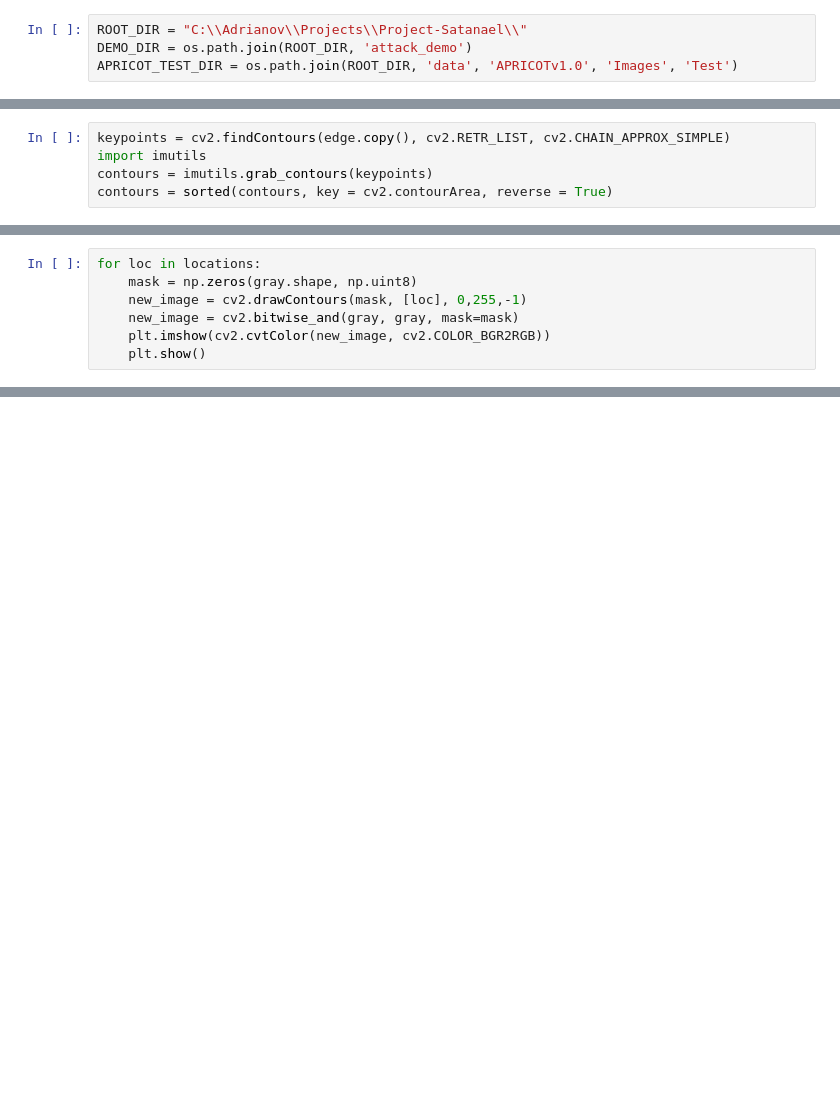
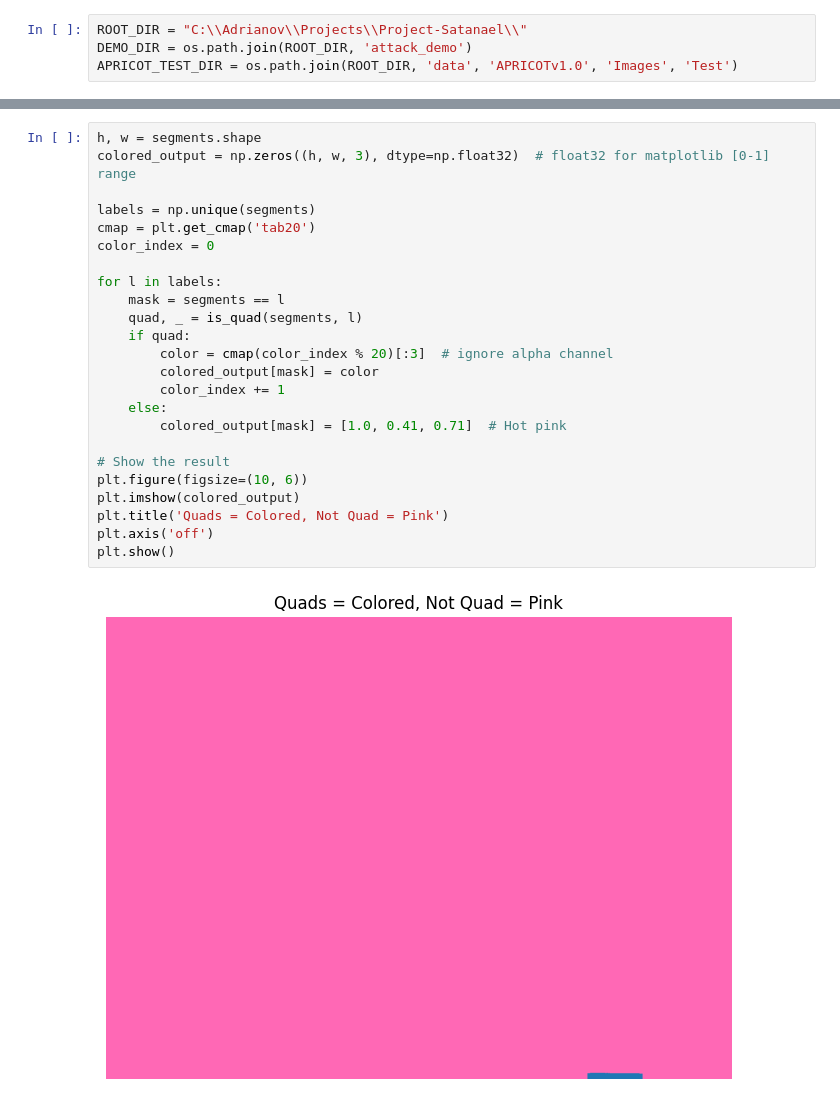
Before and after one commit to corvus-rex/Project-Satanael, a Jupyter notebook: experimental/Experimental.ipynb, the cells around one changed output, grey strips where cells are left out. Saved outputs shown, nothing was run; the diff lists cells and outputs as text; blank space fills up the shorter version.

Commit message:
Segmentation complete
IoU @0.35= 73%

```diff
--- a/experimental/Experimental.ipynb
+++ b/experimental/Experimental.ipynb
@@ -73,5 +17,0 @@ plt.imshow(cv2.cvtColor(edge, cv2.COLOR_BGR2RGB))
-# %%
-keypoints = cv2.findContours(edge.copy(), cv2.RETR_LIST, cv2.CHAIN_APPROX_SIMPLE)
-import imutils
-contours = imutils.grab_contours(keypoints)
-contours = sorted(contours, key = cv2.contourArea, reverse = True)
@@ -93,7 +17,0 @@ found
-# %%
-for loc in locations:
-    mask = np.zeros(gray.shape, np.uint8)
-    new_image = cv2.drawContours(mask, [loc], 0,255,-1)
-    new_image = cv2.bitwise_and(gray, gray, mask=mask)
-    plt.imshow(cv2.cvtColor(new_image, cv2.COLOR_BGR2RGB))
-    plt.show()
@@ -107,0 +85,26 @@ for loc in locations:
+# %%
+h, w = segments.shape
+colored_output = np.zeros((h, w, 3), dtype=np.float32)  # float32 for matplotlib [0-1] range
+
+labels = np.unique(segments)
+cmap = plt.get_cmap('tab20')
+color_index = 0
+
+for l in labels:
+    mask = segments == l
+    quad, _ = is_quad(segments, l)
+    if quad:
+        color = cmap(color_index % 20)[:3]  # ignore alpha channel
+        colored_output[mask] = color
+        color_index += 1
+    else:
+        colored_output[mask] = [1.0, 0.41, 0.71]  # Hot pink
+
+# Show the result
+plt.figure(figsize=(10, 6))
+plt.imshow(colored_output)
+plt.title('Quads = Colored, Not Quad = Pink')
+plt.axis('off')
+plt.show()
+# %% [output]
+[figure, added]
```
Also changed, not shown: parts of 16 cells of this notebook, 21 other files.
